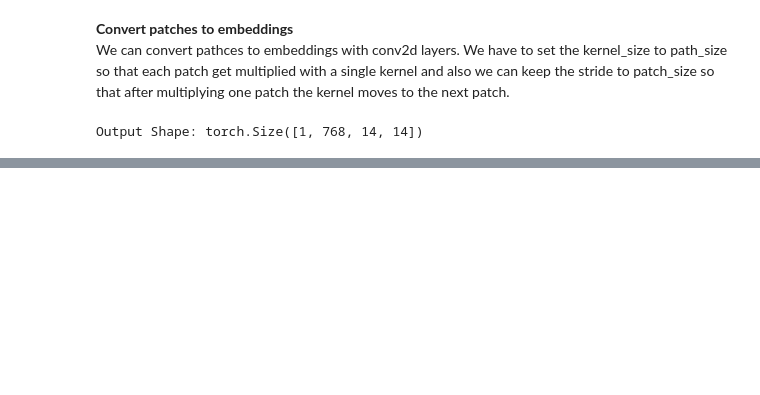
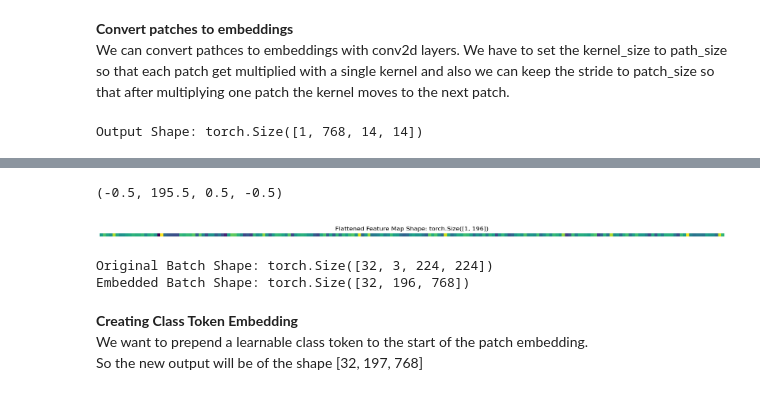
Before and after one commit to pratik-kadlak/Pytorch, a Jupyter notebook: 9. Paper Replicating/vision_transformer.ipynb, the cells around one changed output, grey strips where cells are left out. Cells and saved outputs as stored; diff of their text form; code cells hidden in the pictures; blank space fills up the shorter version.

```diff
--- a/9. Paper Replicating/vision_transformer.ipynb
+++ b/9. Paper Replicating/vision_transformer.ipynb
@@ -218,0 +239,7 @@ Output Shape: torch.Size([1, 768, 14, 14])
+# %%
+from torch import nn
+flatten_layer = nn.Flatten(start_dim=2,
+                           end_dim=3)
+
+# what we get after passing the image throgh the flatten layer
+flatten_layer(image_out_of_conv).shape # batch_size, embeddings, num_patches
@@ -218,0 +248,6 @@ Output Shape: torch.Size([1, 768, 14, 14])
+# %%
+# we want the embedding matrix to be batch_size x num_patches x embeddings
+flatten_output = flatten_layer(image_out_of_conv)
+print(f"Flatten Layer Output: {flatten_output.shape}")
+permute_dimensions = flatten_output.permute(0, 2, 1)
+print(f"Permuted Dimension: {permute_dimensions.shape}")
@@ -218,0 +257,4 @@ Output Shape: torch.Size([1, 768, 14, 14])
+# %%
+# get a single flattened feature map
+singel_flattened_feature_map = permute_dimensions[:, :, 0]
+singel_flattened_feature_map
@@ -218,0 +279,9 @@ Output Shape: torch.Size([1, 768, 14, 14])
+# %%
+# plot this single_feature_map
+plt.figure(figsize=(22,22))
+plt.imshow(singel_flattened_feature_map.detach().numpy())
+plt.title(f"Flattened Feature Map Shape: {singel_flattened_feature_map.shape}")
+plt.axis(False)
+# %% [output]
+(-0.5, 195.5, 0.5, -0.5)
+[figure, added]
@@ -218,0 +309,14 @@ Output Shape: torch.Size([1, 768, 14, 14])
+# %%
+# lets try this PatchEmbedding Class
+patchify = PatchEmbedding(in_channels=3, embedding_dim=768, patch_size=16)
+
+print(f"Original Batch Shape: {img.shape}")
+embedding = patchify(img)
+print(f"Embedded Batch Shape: {embedding.shape}")
+# %% [output]
+Original Batch Shape: torch.Size([32, 3, 224, 224])
+Embedded Batch Shape: torch.Size([32, 196, 768])
+# %% [markdown]
+__Creating Class Token Embedding__ <br>
+We want to prepend a learnable class token to the start of the patch embedding. <br>
+So the new output will be of the shape [32, 197, 768]
```
Also changed, not shown: parts of 15 cells of this notebook.
